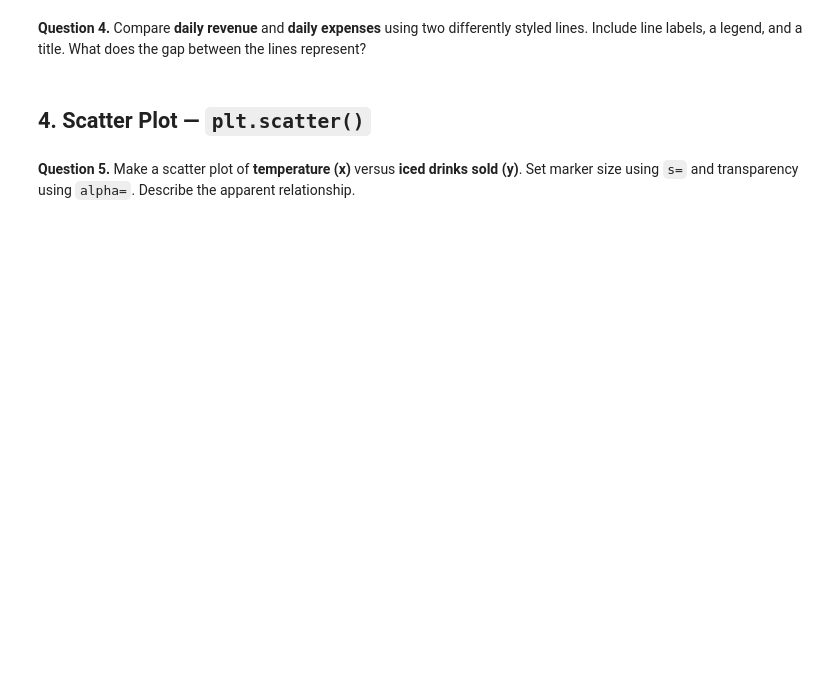
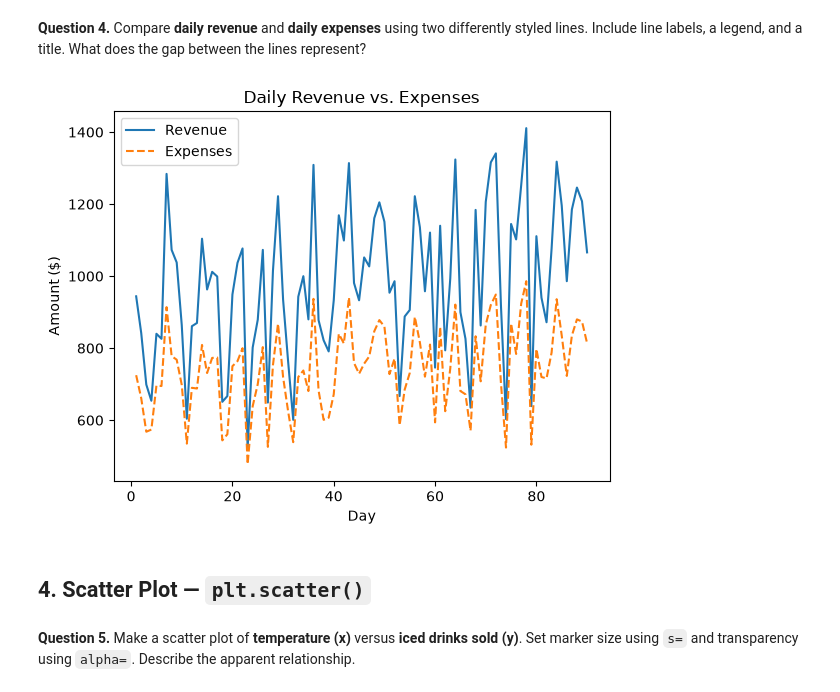
Before and after one commit to ChloeFrisch843/Data_Science_II, a Jupyter notebook: untitled folder/3_matplotlib_practice.ipynb, the cells around one changed output. Cells and saved outputs as stored; diff of their text form; code cells hidden in the pictures; blank space fills up the shorter version.

```diff
--- a/untitled folder/3_matplotlib_practice.ipynb
+++ b/untitled folder/3_matplotlib_practice.ipynb
@@ -164,6 +213,15 @@ If you are unsure of syntax, look it up in your slides or the <https://matplotli
 **Question 4.** Compare **daily revenue** and **daily expenses** using two differently styled lines. Include line labels, a legend, and a title. What does the gap between the lines represent?
 # %%
 # Question 4
+plt.plot(df["Day"], df["Revenue_USD"], linestyle="-", label="Revenue")
+plt.plot(df["Day"], df["Expenses_USD"], linestyle="--", label="Expenses")
+plt.xlabel("Day")
+plt.ylabel("Amount ($)")
+plt.title("Daily Revenue vs. Expenses")
+plt.legend()
+plt.show()
+# %% [output]
+[figure, added]
 # %% [markdown]
 ## 4. Scatter Plot — `plt.scatter()`
 # %% [markdown]
```
Also changed, not shown: parts of 24 cells of this notebook, 3 other files.
